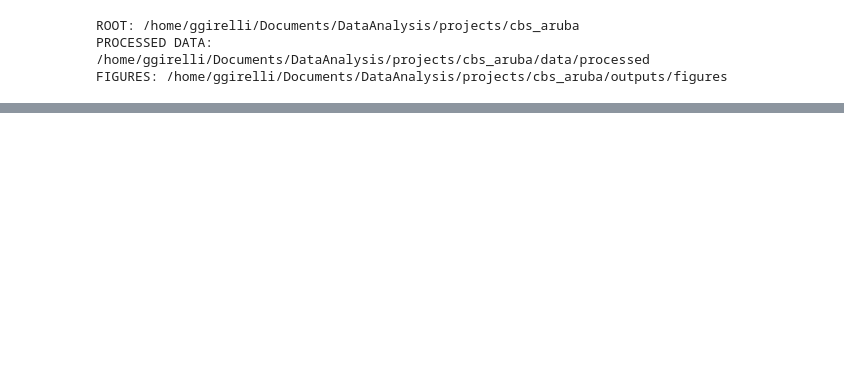
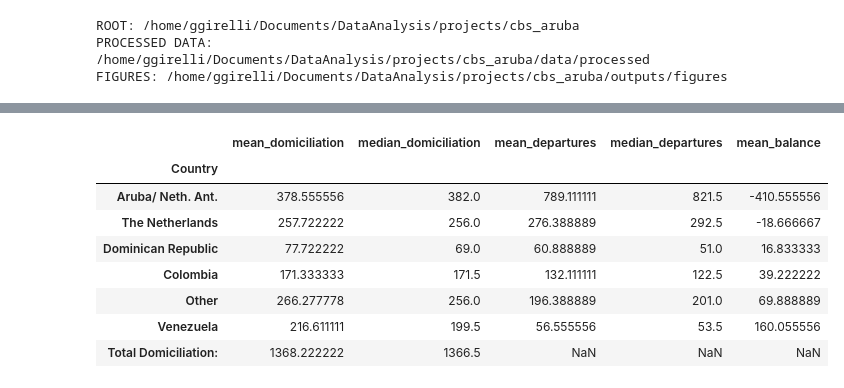
Before and after one commit to GirelliG-it/aruba_population_analyses, a Jupyter notebook: notebooks/1_11-1_12-dom-dep.ipynb, the cells around one changed output, grey strips where cells are left out. Cells and saved outputs as stored; diff of their text form; code cells hidden in the pictures; blank space fills up the shorter version.

```diff
--- a/notebooks/1_11-1_12-dom-dep.ipynb
+++ b/notebooks/1_11-1_12-dom-dep.ipynb
@@ -90,0 +173,25 @@ None
+# %%
+summary = (
+    country_dom_df.groupby("Country")["value"]
+    .agg(mean_domiciliation="mean", median_domiciliation="median")
+    .join(
+        country_dep_df.groupby("Country")["value"]
+        .agg(mean_departures="mean", median_departures="median")
+    )
+)
+
+summary["mean_balance"] = (
+    summary["mean_domiciliation"] - summary["mean_departures"]
+)
+
+summary.sort_values("mean_balance")
+# %% [output]
+|  | mean_domiciliation | median_domiciliation | mean_departures | median_departures | mean_balance |
+| Country |  |  |  |  |  |
+| Aruba/ Neth. Ant. | 378.555556 | 382.0 | 789.111111 | 821.5 | -410.555556 |
+| The Netherlands | 257.722222 | 256.0 | 276.388889 | 292.5 | -18.666667 |
+| Dominican Republic | 77.722222 | 69.0 | 60.888889 | 51.0 | 16.833333 |
+| Colombia | 171.333333 | 171.5 | 132.111111 | 122.5 | 39.222222 |
+| Other | 266.277778 | 256.0 | 196.388889 | 201.0 | 69.888889 |
+| Venezuela | 216.611111 | 199.5 | 56.555556 | 53.5 | 160.055556 |
+| Total Domiciliation: | 1368.222222 | 1366.5 | NaN | NaN | NaN |
```
Also changed, not shown: parts of 25 cells of this notebook, 2 other files.
